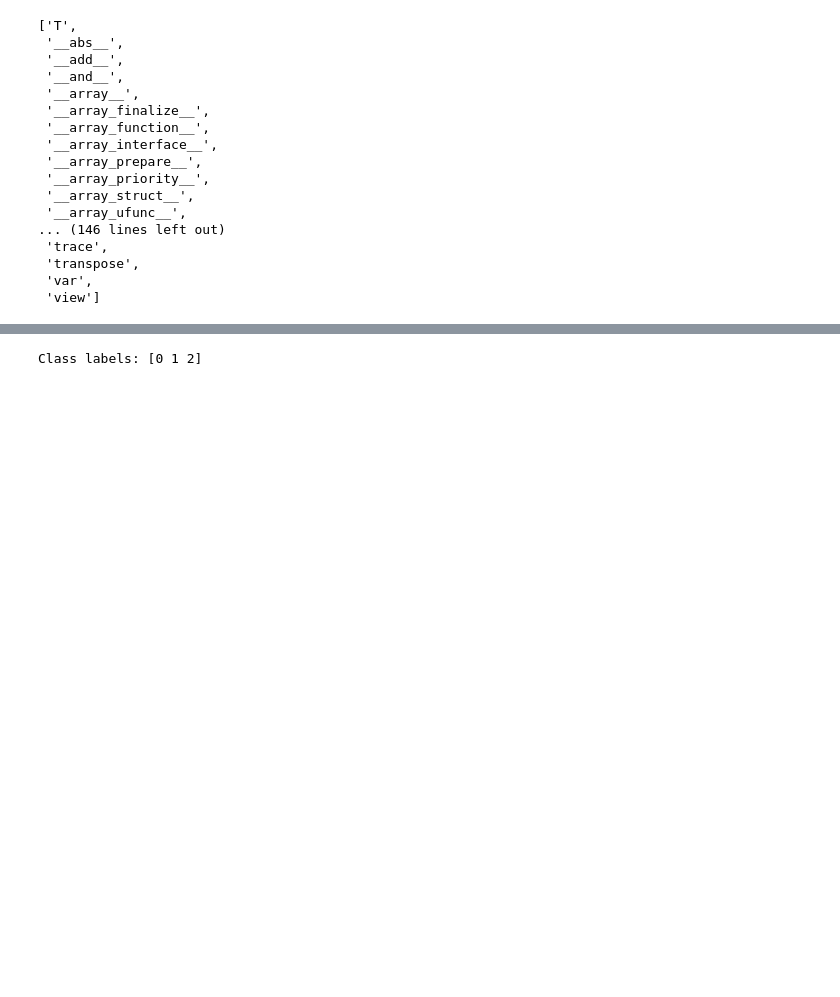
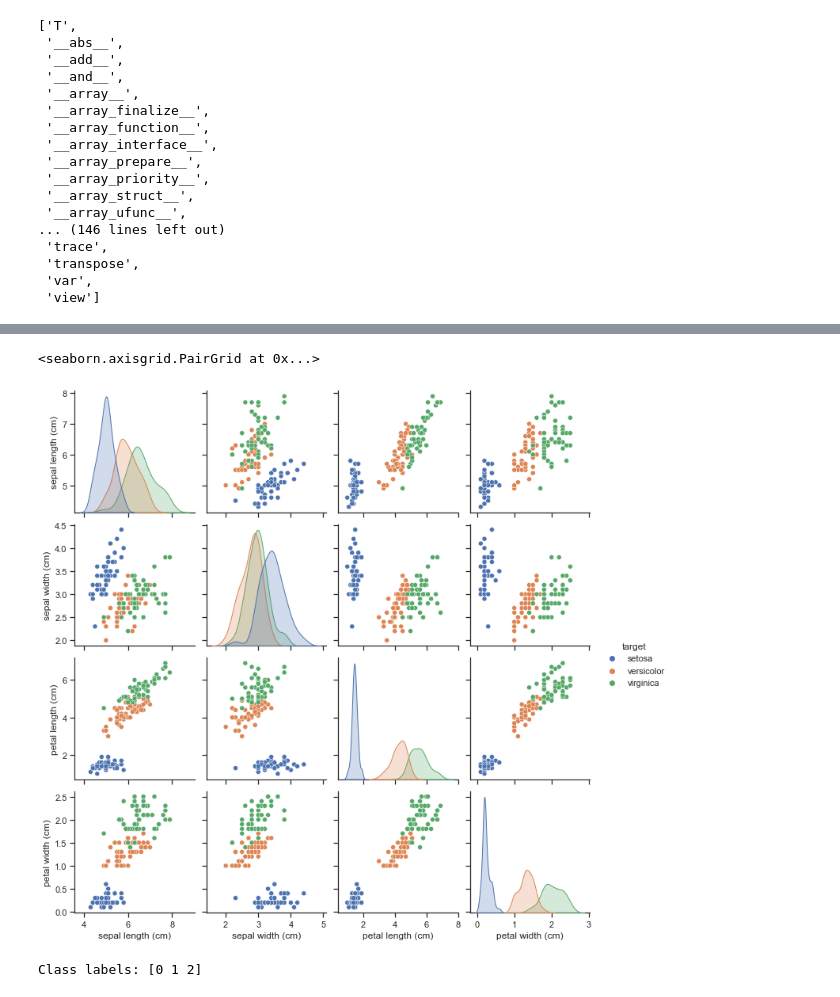
Before and after one commit to rambasnet/Python-Machine-Learning, a Jupyter notebook: Classification.ipynb, the cells around one changed output, grey strips where cells are left out. Drawn from its saved outputs; the diff is of its cells as text; code cells hidden in the pictures; blank space fills up the shorter version.

```diff
--- a/Classification.ipynb
+++ b/Classification.ipynb
@@ -117,3 +204,10 @@ dir(iris.data)
+# %%
+# use seaborn's pairplot for pair-wise scatter matrix
+sns.set_theme(style="ticks")
+sns.pairplot(data=df, hue="target")
+# %% [output]
+<seaborn.axisgrid.PairGrid at 0x...>
+[figure, added]
 # %%
 # just use petal-length and petal width features
 # X and y are conventions used to represet X as a matrix of features and y as a vector of labels
```
Also changed, not shown: parts of 12 cells of this notebook, 1 other file.
